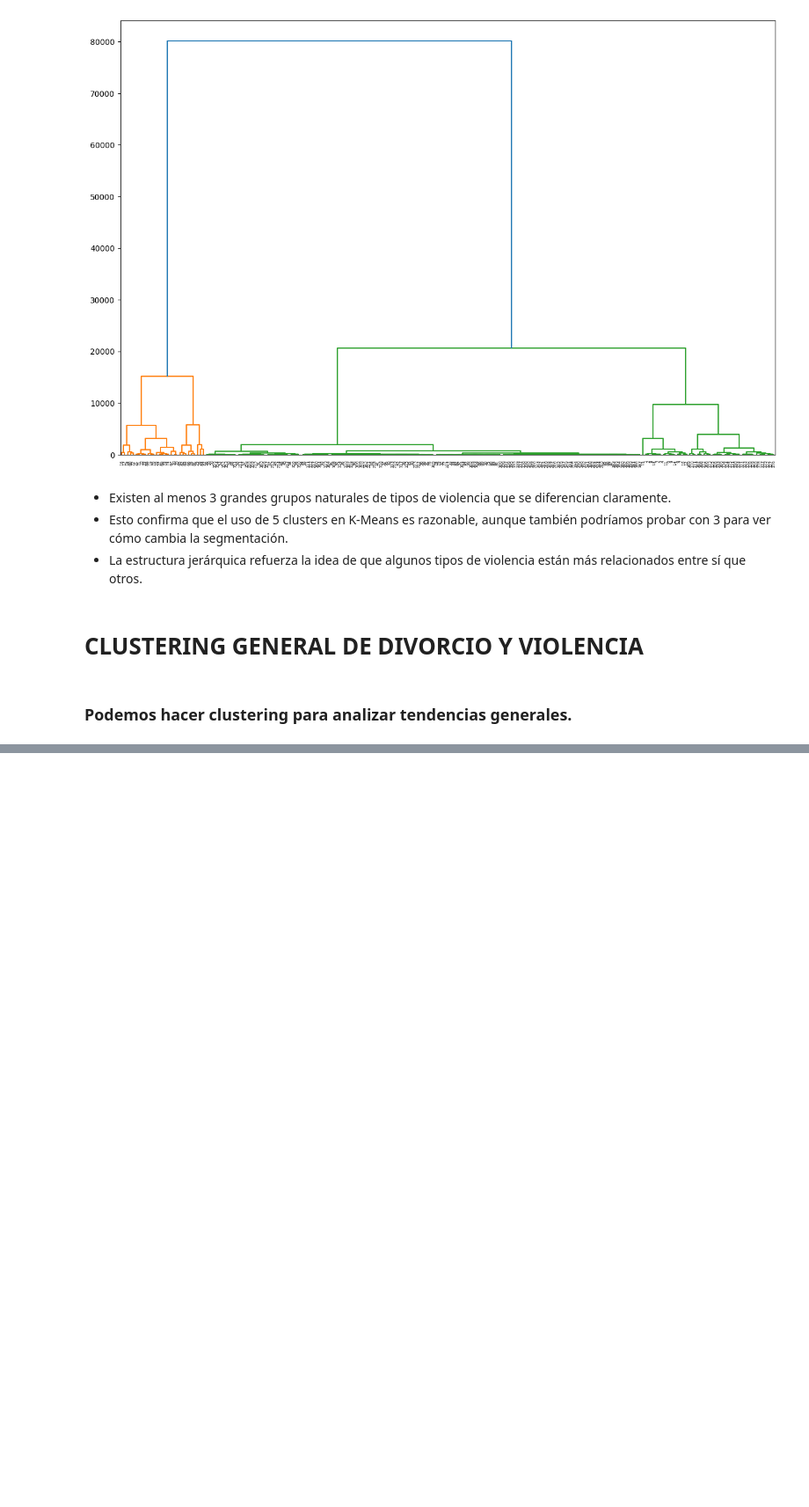
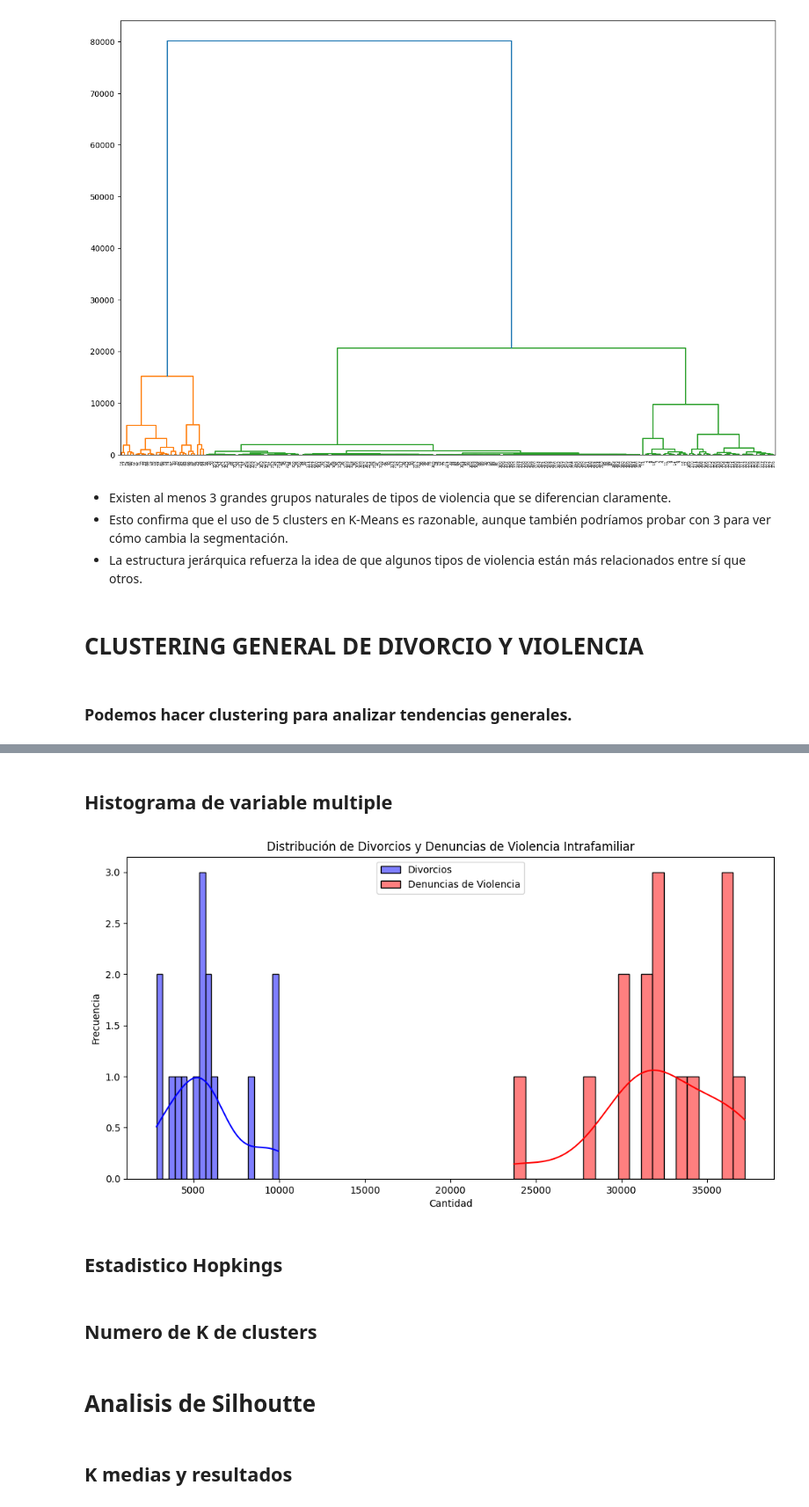
Before and after one commit to josuemj/INE-DataLab, a Jupyter notebook: notebooks/03_clustering.ipynb, the cells around one changed output, grey strips where cells are left out. Shown at 88% size. Cells and saved outputs as stored; diff of their text form; code cells hidden in the pictures; blank space fills up the shorter version.

Commit message:
feat: histograma multiple

```diff
--- a/notebooks/03_clustering.ipynb
+++ b/notebooks/03_clustering.ipynb
@@ -1071,0 +1073,30 @@ divorcios_intrafamiliar
+# %% [markdown]
+## Histograma de variable multiple
+# %%
+# Crear histogramas por separado
+plt.figure(figsize=(12, 6))
+
+# Histograma de divorcios
+sns.histplot(divorcios_intrafamiliar["Total_Divorcios_Republica"], bins=20, kde=True, color="blue", label="Divorcios")
+
+# Histograma de denuncias de violencia intrafamiliar
+sns.histplot(divorcios_intrafamiliar["Total_Denuncias_Intrafamiliar_República"], bins=20, kde=True, color="red", label="Denuncias de Violencia")
+
+# Configuración de etiquetas
+plt.title("Distribución de Divorcios y Denuncias de Violencia Intrafamiliar")
+plt.xlabel("Cantidad")
+plt.ylabel("Frecuencia")
+plt.legend()
+
+# Mostrar gráfico
+plt.show()
+# %% [output]
+[figure, added]
+# %% [markdown]
+## Estadistico Hopkings
+# %% [markdown]
+## Numero de K de clusters
+# %% [markdown]
+# Analisis de Silhoutte
+# %% [markdown]
+## K medias y resultados
```
Also changed, not shown: parts of 1 cell of this notebook.
